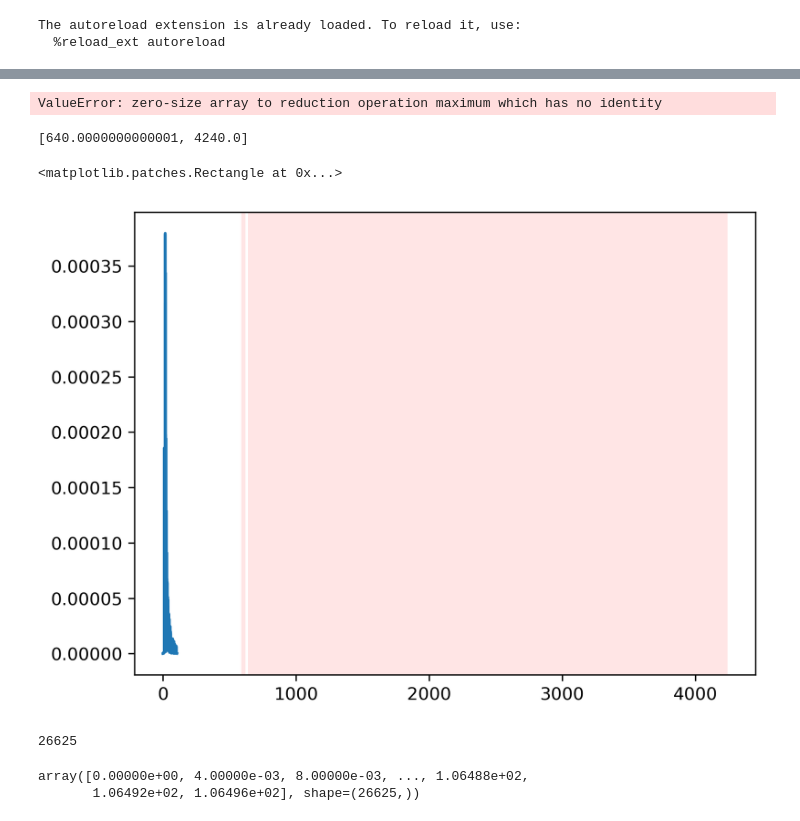
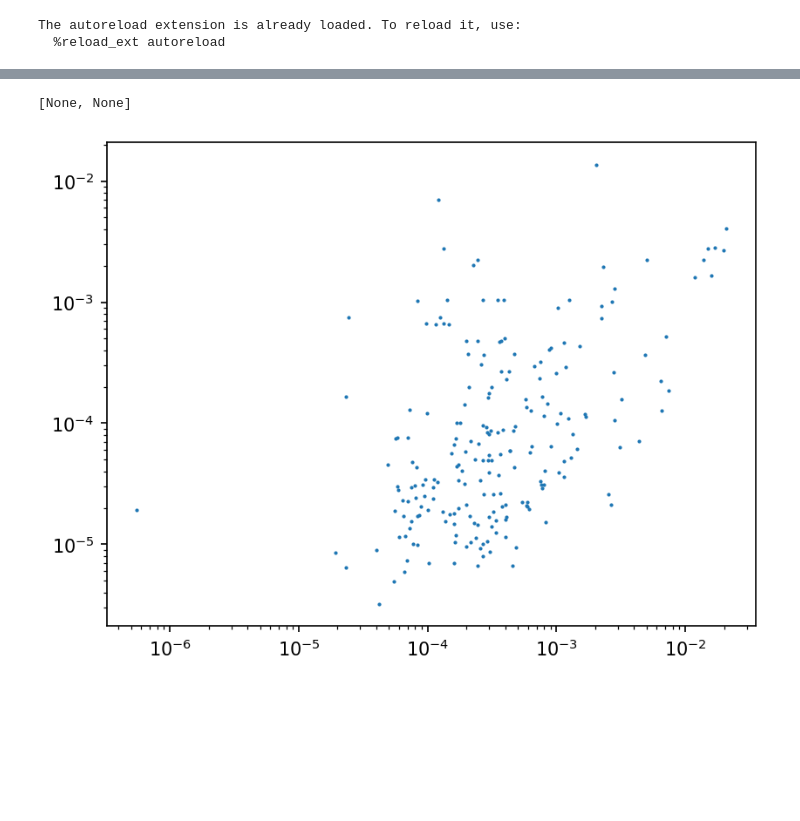
Before and after one commit to Ner-Ber/GroundMotion_QH, a Jupyter notebook: scripts/Kelian/load_data.ipynb, the cells around one changed output, grey strips where cells are left out. Saved outputs shown, nothing was run; the diff lists cells and outputs as text; code cells hidden in the pictures; blank space fills up the shorter version.

```diff
--- a/scripts/Kelian/load_data.ipynb
+++ b/scripts/Kelian/load_data.ipynb
@@ -107,5 +115,4 @@ Error processing folder 1999-10-16_10-57-08: No amplitude file
 # %%
-
 a_max_minus = []
 a_max_plus = []
 
@@ -129,9 +136,8 @@ for i in range(len(folder_names)):
             + analysis_metadata["post_buffer"]
         )
 
-        if times.max() > expected_signal_time*0.9:
-            amplitudes.append(amplitude)
-            times.append(time)
+        if times.max() < expected_signal_time*0.9:
+            continue
 
         minus_time_range = [
             analysis_metadata["pre_buffer"],
@@ -152,28 +158,18 @@ for i in range(len(folder_names)):
         a_minus = amplitude[(times >= minus_time_range[0]) & (times <= minus_time_range[1])]
         a_plus = amplitude[(times >= plus_time_range[0]) & (times <= plus_time_range[1])]
 
+        if a_minus.max() > 1.4 or a_plus.max() > 1.4:
+            continue
+
         a_max_minus.append(np.max(a_minus))
         a_max_plus.append(np.max(a_plus))
-# %% [output]
-ValueError: zero-size array to reduction operation maximum which has no identity
-# %%
-plus_time_range
-# %% [output]
-[640.0000000000001, 4240.0]
-# %%
-fig, ax = plt.subplots()
-ax.plot(times, amplitude)
-ax.axvspan(minus_time_range[0], minus_time_range[1], facecolor='r', alpha=0.1)
-ax.axvspan(plus_time_range[0], plus_time_range[1], facecolor='r', alpha=0.1)
-# %% [output]
-<matplotlib.patches.Rectangle at 0x...>
-[figure, removed]
-# %%
-len(amplitude)
-# %% [output]
-26625
-# %%
-sum((times >= minus_time_range[0]) & (times <= minus_time_range[1]))
-# %% [output]
-array([0.00000e+00, 4.00000e-03, 8.00000e-03, ..., 1.06488e+02,
-       1.06492e+02, 1.06496e+02], shape=(26625,))
+# %%
+fig, ax = plt.subplots()
+ax.scatter(a_max_minus, np.array(a_max_plus), s=1)
+ax.set(
+    xscale="log",
+    yscale="log",
+)
+# %% [output]
+[None, None]
+[figure, added]
```
Also changed, not shown: parts of 5 cells of this notebook.
